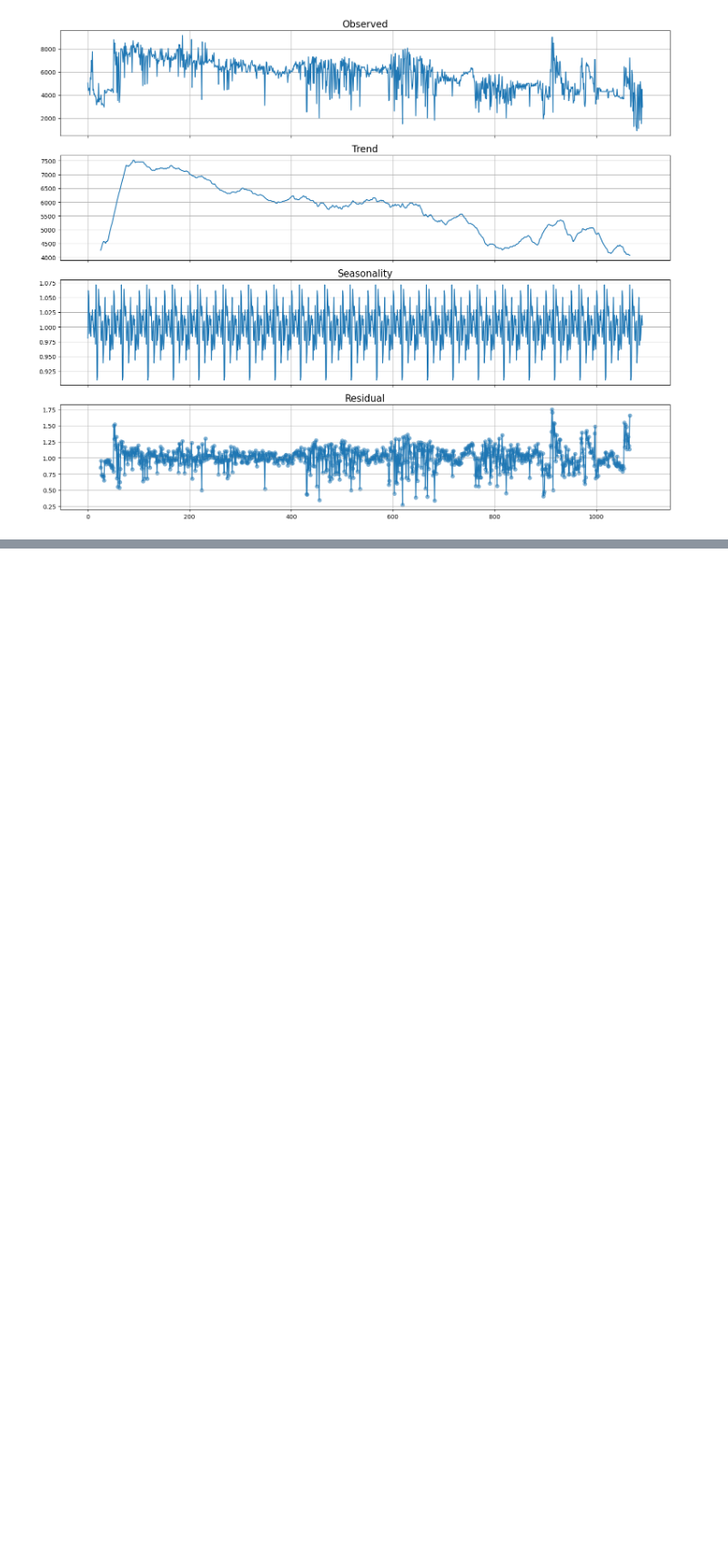
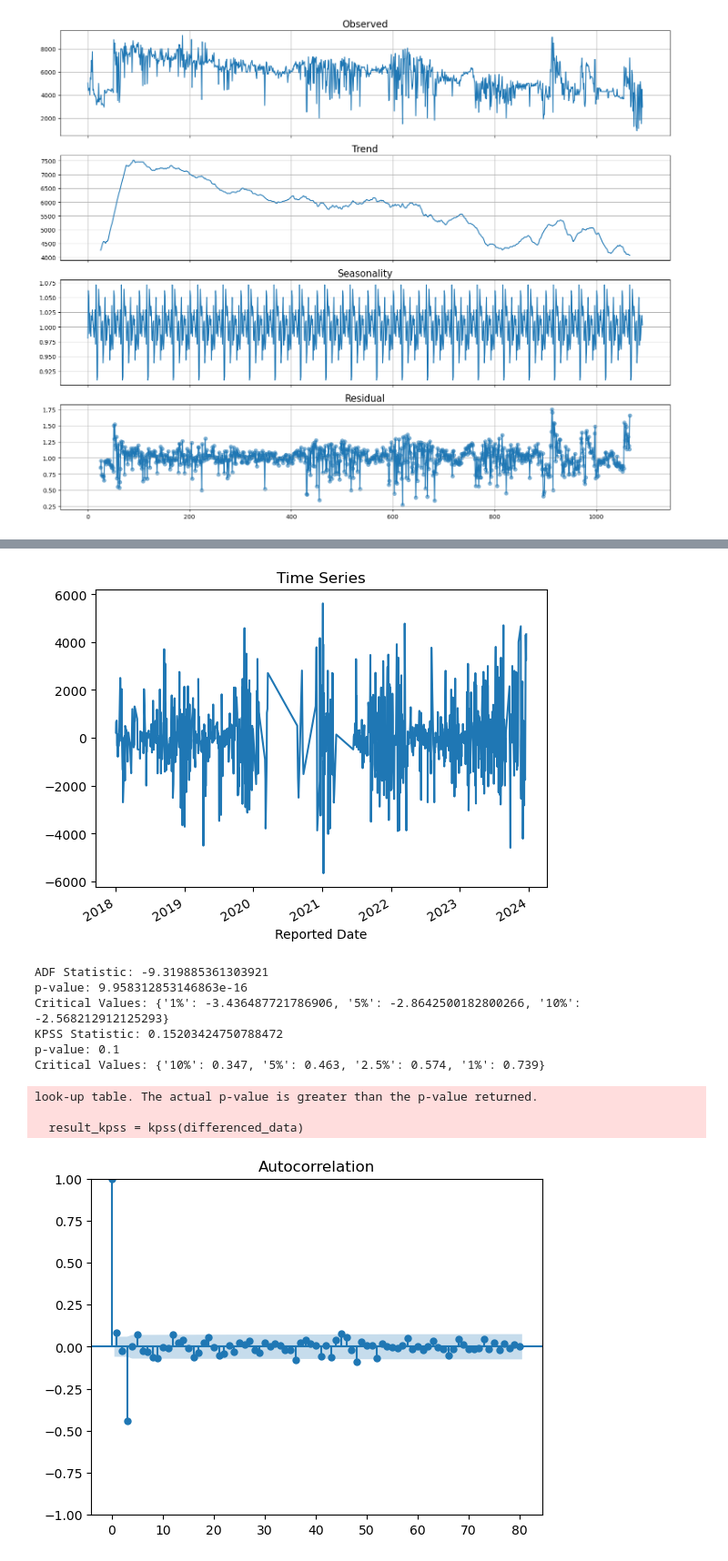
Before and after one commit to Abhinand-NTK/Agritech_Project, a Jupyter notebook: agritech_v2.ipynb, the cells around one changed output, grey strips where cells are left out. Shown at 91% size. Cells and saved outputs as stored; diff of their text form; code cells hidden in the pictures; blank space fills up the shorter version.

```diff
--- a/agritech_v2.ipynb
+++ b/agritech_v2.ipynb
@@ -305,0 +448,37 @@ plt.show()
+# %%
+
+# Plotting the time series
+differenced_data.plot(title='Time Series')
+plt.show()
+
+
+# ADF Test
+result_adf = adfuller(differenced_data)
+print('ADF Statistic:', result_adf[0])
+print('p-value:', result_adf[1])
+print('Critical Values:', result_adf[4])
+
+# KPSS Test
+result_kpss = kpss(differenced_data)
+print('KPSS Statistic:', result_kpss[0])
+print('p-value:', result_kpss[1])
+print('Critical Values:', result_kpss[3])
+
+# ACF and PACF plots
+from statsmodels.graphics.tsaplots import plot_acf, plot_pacf
+
+plot_acf(differenced_data, lags=80)
+plot_pacf(differenced_data, lags=80)
+plt.show()
+# %% [output]
+[figure, added]
+ADF Statistic: -9.319885361303921
+p-value: 9.958312853146863e-16
+Critical Values: {'1%': -3.436487721786906, '5%': -2.8642500182800266, '10%': -2.568212912125293}
+KPSS Statistic: 0.15203424750788472
+p-value: 0.1
+Critical Values: {'10%': 0.347, '5%': 0.463, '2.5%': 0.574, '1%': 0.739}
+look-up table. The actual p-value is greater than the p-value returned.
+
+  result_kpss = kpss(differenced_data)
+[figure, added]
```
Also changed, not shown: parts of 9 cells of this notebook.
